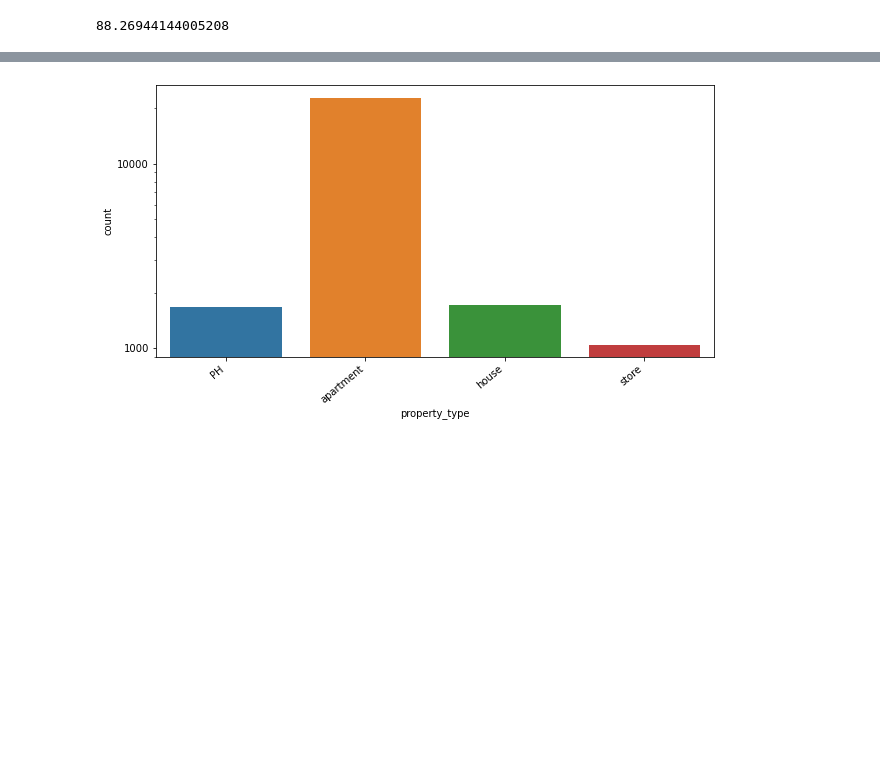
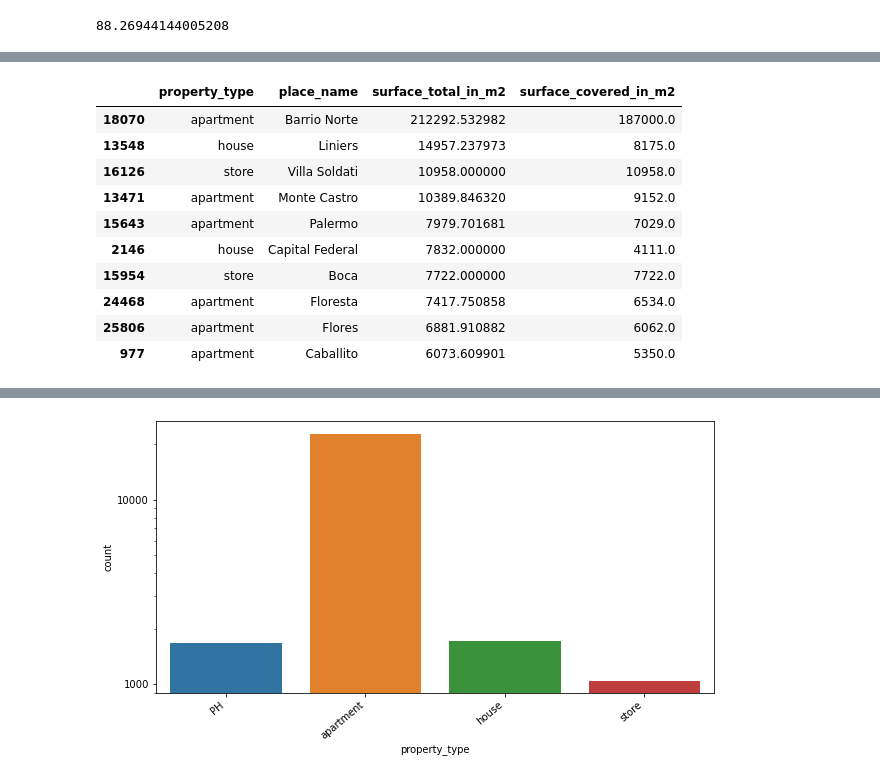
Before and after one commit to edgarevalo/DH-Workshop, a Jupyter notebook: Notebook limpio - comentado - no-modificar.ipynb, the cells around one changed output, grey strips where cells are left out. Cells and saved outputs as stored; diff of their text form; code cells hidden in the pictures; blank space fills up the shorter version.

```diff
--- a/Notebook limpio - comentado - no-modificar.ipynb
+++ b/Notebook limpio - comentado - no-modificar.ipynb
@@ -406,0 +524,14 @@ print(diferencia_surface_stores)
+# %%
+propiedades_capital_surface_limpio_post[['property_type','place_name','surface_total_in_m2','surface_covered_in_m2']].nlargest(10,'surface_total_in_m2')
+# %% [output]
+|  | property_type | place_name | surface_total_in_m2 | surface_covered_in_m2 |
+| 18070 | apartment | Barrio Norte | 212292.532982 | 187000.0 |
+| 13548 | house | Liniers | 14957.237973 | 8175.0 |
+| 16126 | store | Villa Soldati | 10958.000000 | 10958.0 |
+| 13471 | apartment | Monte Castro | 10389.846320 | 9152.0 |
+| 15643 | apartment | Palermo | 7979.701681 | 7029.0 |
+| 2146 | house | Capital Federal | 7832.000000 | 4111.0 |
+| 15954 | store | Boca | 7722.000000 | 7722.0 |
+| 24468 | apartment | Floresta | 7417.750858 | 6534.0 |
+| 25806 | apartment | Flores | 6881.910882 | 6062.0 |
+| 977 | apartment | Caballito | 6073.609901 | 5350.0 |
```
Also changed, not shown: parts of 30 cells of this notebook.
